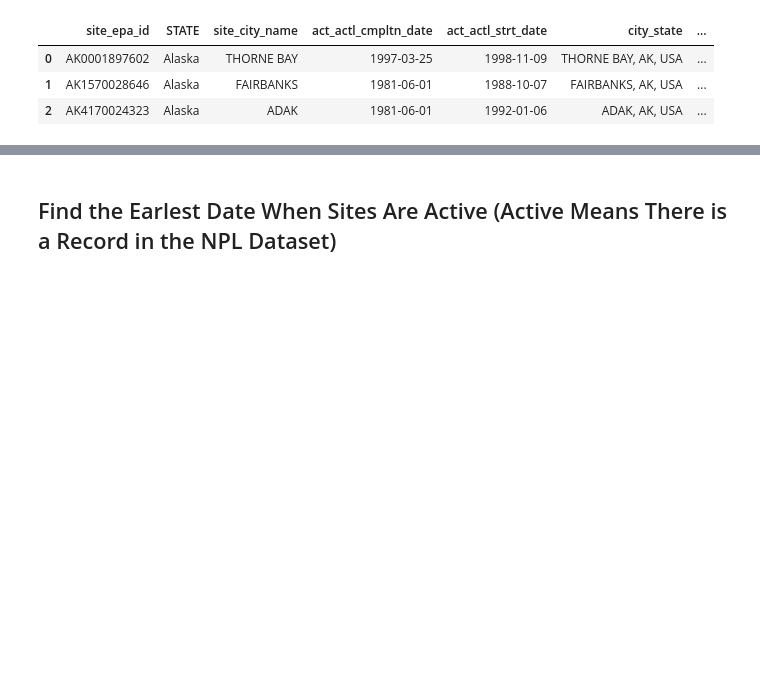
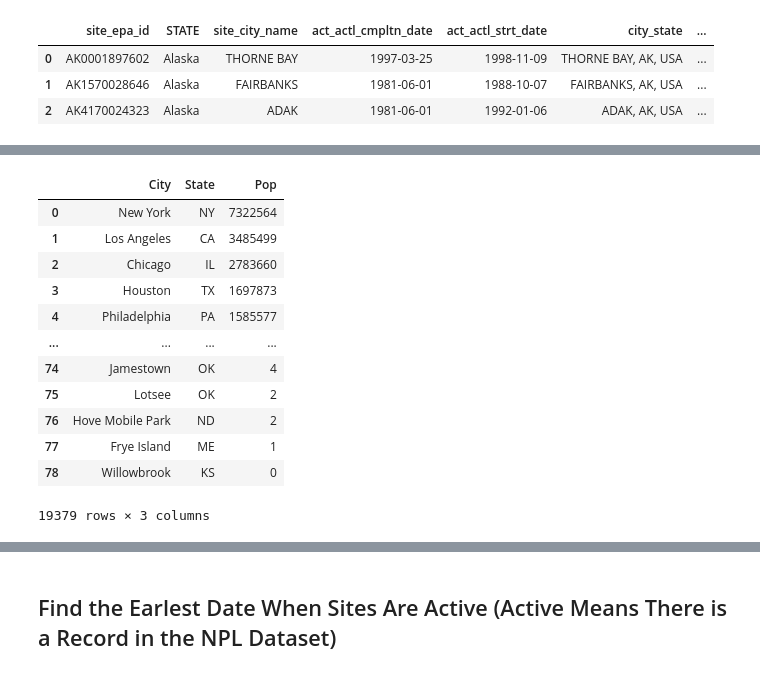
Before and after one commit to longyuangao/ENGI-E4800-Structural-Violence, a Jupyter notebook: Longyuan/EPLRA2.ipynb, the cells around one changed output, grey strips where cells are left out. Saved outputs shown, nothing was run; the diff lists cells and outputs as text; code cells hidden in the pictures; blank space fills up the shorter version.

```diff
--- a/Longyuan/EPLRA2.ipynb
+++ b/Longyuan/EPLRA2.ipynb
@@ -277,0 +287,42 @@ combined_superfund_df
+# %%
+import requests
+from bs4 import BeautifulSoup
+
+city_pop_1990 = pd.DataFrame(columns=["City","State","Pop"])
+city_pop_1990["Pop"]=city_pop_1990["Pop"].astype(int)
+pgnum = 194
+
+for i in range(pgnum):
+# URL of the website you want to scrap
+    url = 'https://www.biggestuscities.com/1990/'+str(i+1)
+
+    # Send a GET request to the URL
+    response = requests.get(url)
+
+    # Check if the request was successful (status code 200)
+    if response.status_code == 200:
+        # Parse the HTML content of the page
+        soup = BeautifulSoup(response.text, 'html.parser')
+
+        # Extract specific data from the page
+        # For example, let's extract all the links on the page
+        pattern = r'<a class="link" href=".*">(.*?)</a>, <a .*>(.*?)</a>\n.*</td>.*\n.*<td .*>.*\n(.*)'
+        states = re.findall(pattern, response.text)
+        transformed = [(i[0],i[1],int("".join(i[2].strip().split(",")))) for i in states]
+        city_pop_1990=pd.concat([city_pop_1990,pd.DataFrame(transformed,columns=["City","State","Pop"])])
+# %%
+city_pop_1990
+# %% [output]
+|  | City | State | Pop |
+| 0 | New York | NY | 7322564 |
+| 1 | Los Angeles | CA | 3485499 |
+| 2 | Chicago | IL | 2783660 |
+| 3 | Houston | TX | 1697873 |
+| 4 | Philadelphia | PA | 1585577 |
+| ... | ... | ... | ... |
+| 74 | Jamestown | OK | 4 |
+| 75 | Lotsee | OK | 2 |
+| 76 | Hove Mobile Park | ND | 2 |
+| 77 | Frye Island | ME | 1 |
+| 78 | Willowbrook | KS | 0 |
+19379 rows × 3 columns
```
Also changed, not shown: parts of 17 cells of this notebook, 4 other files.
